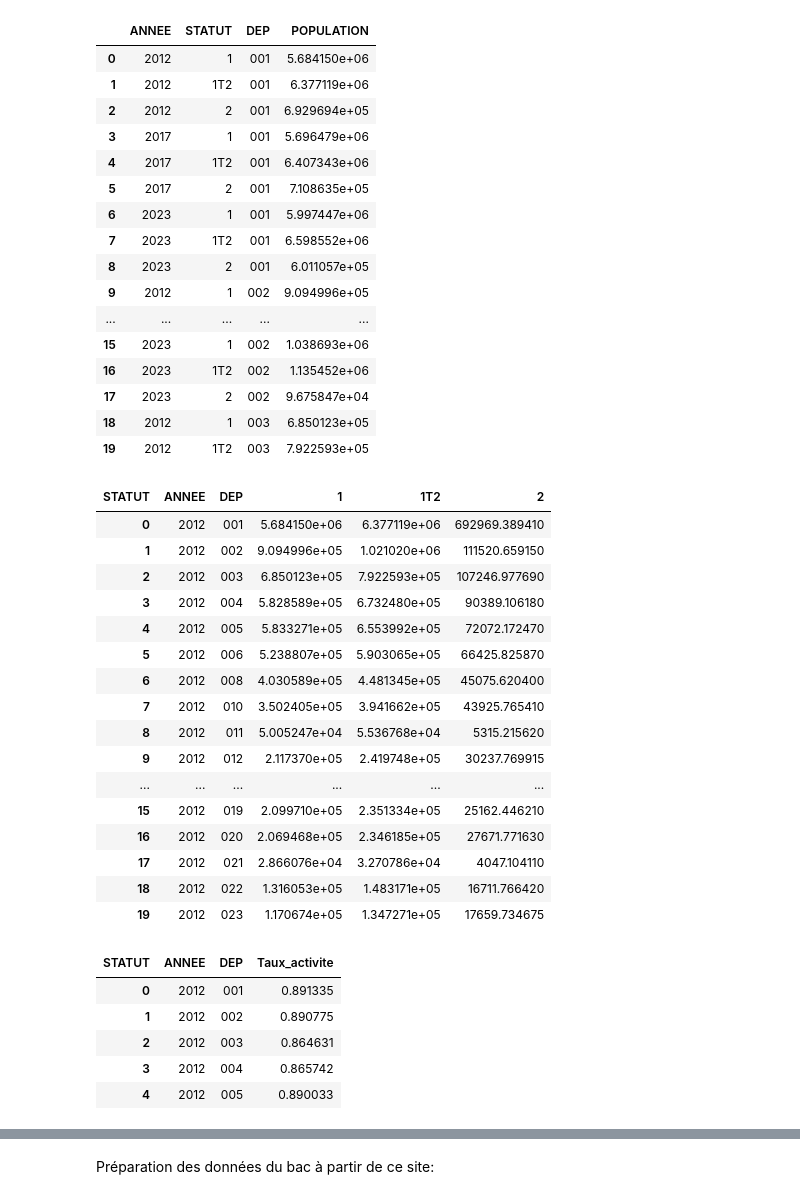
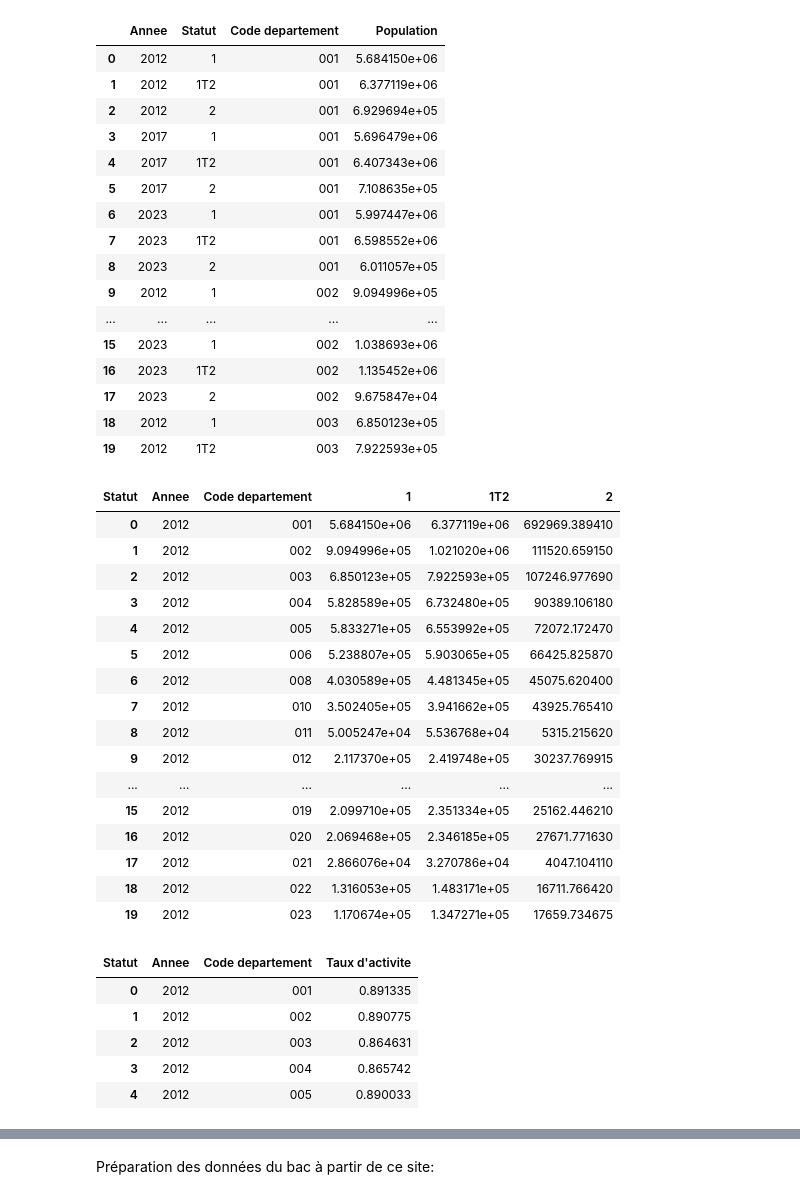
Before and after one commit to ma2nons/Projet-python, a Jupyter notebook: département/test_annees.ipynb, the cells around one changed output, grey strips where cells are left out. Saved outputs shown, nothing was run; the diff lists cells and outputs as text; code cells hidden in the pictures.

```diff
--- a/département/test_annees.ipynb
+++ b/département/test_annees.ipynb
@@ -69,23 +31,23 @@ Note: you may need to restart the kernel to use updated packages.
 # %%
 with fs.open(f"{MY_BUCKET}/DS_RP_EMPLOI_LR_COMP_2023_data.csv","rb")as f:
     emploi= pd.read_csv(f,sep=";",dtype={"GEO": str,"EMPSTA_ENQ":str})
     emploi = emploi [['TIME_PERIOD','EMPSTA_ENQ','GEO','OBS_VALUE','PCS']]
 
 emploi_dep = emploi.loc[emploi["PCS"] == "_T"] # on choisit de s'intéresser aux résultats agrégés par PCS.
 # Si on veut une analyse plus fine, on pourra dans un second temps regarder par PCS...
 emploi_dep = emploi_dep.reset_index(drop=True)
 emploi_dep = emploi_dep.rename(columns={
-    "TIME_PERIOD": "ANNEE",
-    "EMPSTA_ENQ":"STATUT",
-    "GEO":"DEP",
-    "OBS_VALUE": "POPULATION"
+    "TIME_PERIOD": "Annee",
+    "EMPSTA_ENQ":"Statut",
+    "GEO":"Code departement",
+    "OBS_VALUE": "Population"
 })
 
 emploi_dep= emploi_dep.drop(columns=["PCS"])
 
 emploi_dep.head(20)
 # %% [output]
-|  | ANNEE | STATUT | DEP | POPULATION |
+|  | Annee | Statut | Code departement | Population |
 | 0 | 2012 | 1 | 001 | 5.684150e+06 |
 | 1 | 2012 | 1T2 | 001 | 6.377119e+06 |
 | 2 | 2012 | 2 | 001 | 6.929694e+05 |
@@ -103,15 +65,15 @@ emploi_dep.head(20)
 | 18 | 2012 | 1 | 003 | 6.850123e+05 |
 | 19 | 2012 | 1T2 | 003 | 7.922593e+05 |
 # %%
-emploi_pivot = emploi_dep[emploi_dep['DEP'].str.len() == 3]
+emploi_pivot = emploi_dep[emploi_dep['Code departement'].str.len() == 3]
 emploi_pivot= emploi_pivot.pivot_table(
-    index=['ANNEE', 'DEP'],
-    columns='STATUT',
-    values='POPULATION').reset_index()
+    index=['Annee', 'Code departement'],
+    columns='Statut',
+    values='Population').reset_index()
 
 emploi_pivot.head(20)
 # %% [output]
-| STATUT | ANNEE | DEP | 1 | 1T2 | 2 |
+| Statut | Annee | Code departement | 1 | 1T2 | 2 |
 | 0 | 2012 | 001 | 5.684150e+06 | 6.377119e+06 | 692969.389410 |
 | 1 | 2012 | 002 | 9.094996e+05 | 1.021020e+06 | 111520.659150 |
 | 2 | 2012 | 003 | 6.850123e+05 | 7.922593e+05 | 107246.977690 |
@@ -129,11 +91,11 @@ emploi_pivot.head(20)
 | 18 | 2012 | 022 | 1.316053e+05 | 1.483171e+05 | 16711.766420 |
 | 19 | 2012 | 023 | 1.170674e+05 | 1.347271e+05 | 17659.734675 |
 # %%
-emploi_pivot["Taux_activite"]=emploi_pivot["1"]/emploi_pivot['1T2']
+emploi_pivot["Taux d'activite"]=emploi_pivot["1"]/emploi_pivot['1T2']
 emploi_pivot=emploi_pivot.drop(columns=["1","1T2","2"])
 emploi_pivot.head()
 # %% [output]
-| STATUT | ANNEE | DEP | Taux_activite |
+| Statut | Annee | Code departement | Taux d'activite |
 | 0 | 2012 | 001 | 0.891335 |
 | 1 | 2012 | 002 | 0.890775 |
 | 2 | 2012 | 003 | 0.864631 |
```
Also changed, not shown: parts of 7 cells of this notebook.
